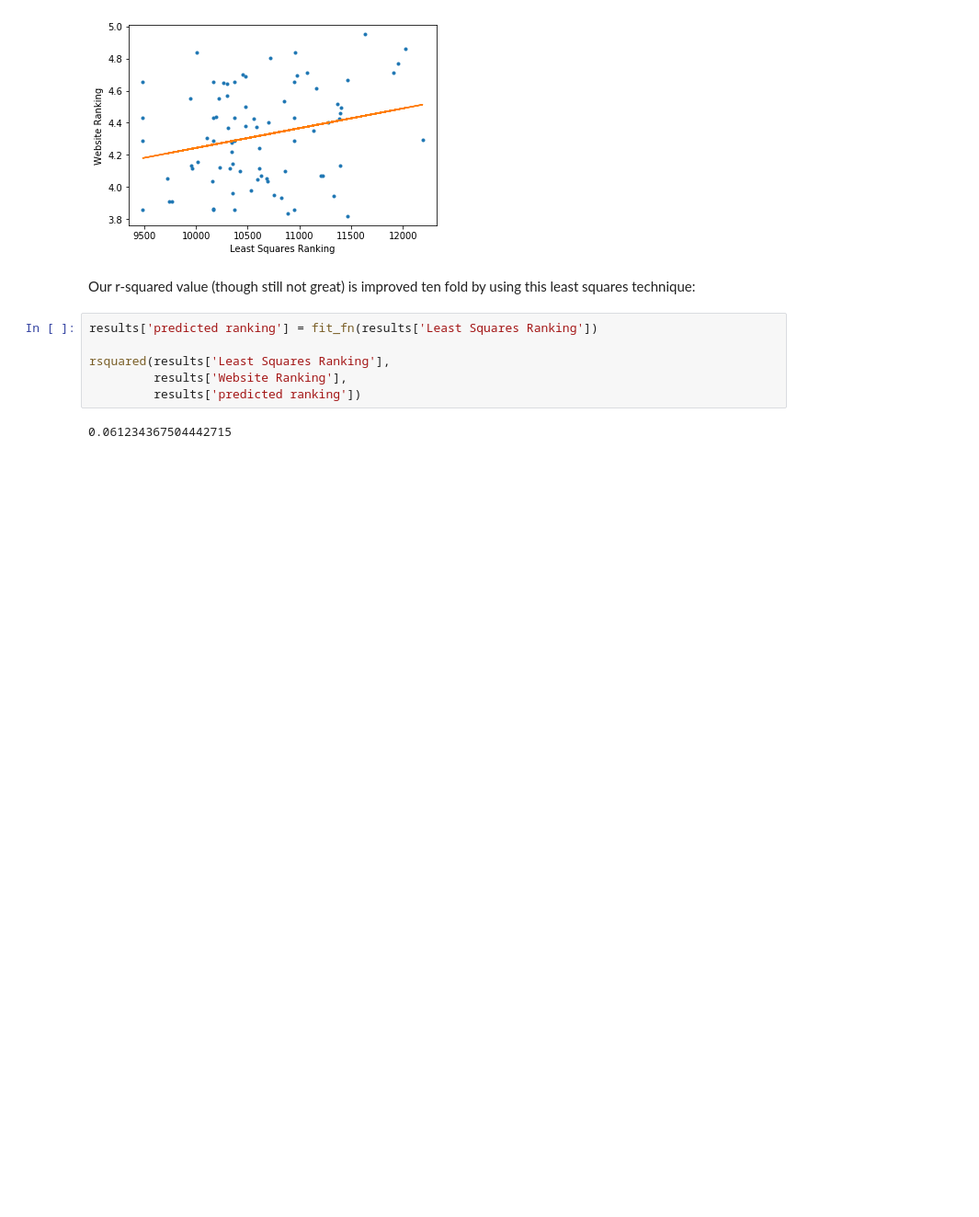
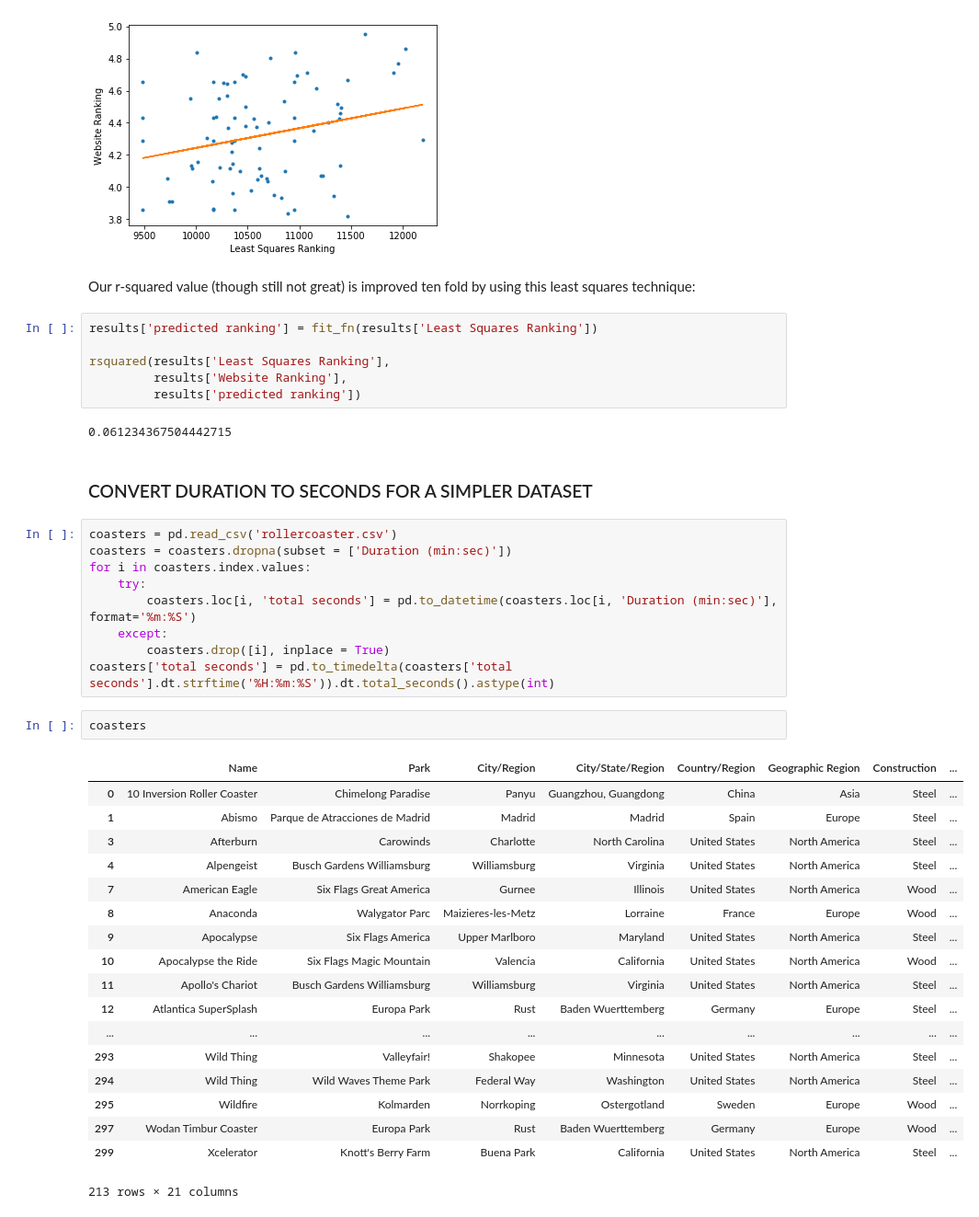
Before and after one commit to laurenshareshian/Machine-Learning-Course-Lessons, a Jupyter notebook: B - Pandas Basics/2- Pandas Rollercoaster Project/Rollercoaster Problem Resource Guide-Make Student Dataset.ipynb, the cells around one changed output. Shown: that part at 92% size. Cells and saved outputs as stored; diff of their text form; blank space fills up the shorter version.

```diff
--- a/B - Pandas Basics/2- Pandas Rollercoaster Project/Rollercoaster Problem Resource Guide-Make Student Dataset.ipynb
+++ b/B - Pandas Basics/2- Pandas Rollercoaster Project/Rollercoaster Problem Resource Guide-Make Student Dataset.ipynb
@@ -734,3 +734,35 @@ rsquared(results['Least Squares Ranking'],
          results['predicted ranking'])
 # %% [output]
 0.061234367504442715
+# %% [markdown]
+### CONVERT DURATION TO SECONDS FOR A SIMPLER DATASET
+# %%
+coasters = pd.read_csv('rollercoaster.csv')
+coasters = coasters.dropna(subset = ['Duration (min:sec)'])
+for i in coasters.index.values:
+    try:
+        coasters.loc[i, 'total seconds'] = pd.to_datetime(coasters.loc[i, 'Duration (min:sec)'], format='%m:%S')
+    except:
+        coasters.drop([i], inplace = True)
+coasters['total seconds'] = pd.to_timedelta(coasters['total seconds'].dt.strftime('%H:%m:%S')).dt.total_seconds().astype(int)
+# %%
+coasters
+# %% [output]
+|  | Name | Park | City/Region | City/State/Region | Country/Region | Geographic Region | Construction | ... |
+| 0 | 10 Inversion Roller Coaster | Chimelong Paradise | Panyu | Guangzhou, Guangdong | China | Asia | Steel | ... |
+| 1 | Abismo | Parque de Atracciones de Madrid | Madrid | Madrid | Spain | Europe | Steel | ... |
+| 3 | Afterburn | Carowinds | Charlotte | North Carolina | United States | North America | Steel | ... |
+| 4 | Alpengeist | Busch Gardens Williamsburg | Williamsburg | Virginia | United States | North America | Steel | ... |
+| 7 | American Eagle | Six Flags Great America | Gurnee | Illinois | United States | North America | Wood | ... |
+| 8 | Anaconda | Walygator Parc | Maizieres-les-Metz | Lorraine | France | Europe | Wood | ... |
+| 9 | Apocalypse | Six Flags America | Upper Marlboro | Maryland | United States | North America | Steel | ... |
+| 10 | Apocalypse the Ride | Six Flags Magic Mountain | Valencia | California | United States | North America | Wood | ... |
+| 11 | Apollo's Chariot | Busch Gardens Williamsburg | Williamsburg | Virginia | United States | North America | Steel | ... |
+| 12 | Atlantica SuperSplash | Europa Park | Rust | Baden Wuerttemberg | Germany | Europe | Steel | ... |
+| ... | ... | ... | ... | ... | ... | ... | ... | ... |
+| 293 | Wild Thing | Valleyfair! | Shakopee | Minnesota | United States | North America | Steel | ... |
+| 294 | Wild Thing | Wild Waves Theme Park | Federal Way | Washington | United States | North America | Steel | ... |
+| 295 | Wildfire | Kolmarden | Norrkoping | Ostergotland | Sweden | Europe | Wood | ... |
+| 297 | Wodan Timbur Coaster | Europa Park | Rust | Baden Wuerttemberg | Germany | Europe | Wood | ... |
+| 299 | Xcelerator | Knott's Berry Farm | Buena Park | California | United States | North America | Steel | ... |
+213 rows × 21 columns
```
Also changed, not shown: 22 other files.
